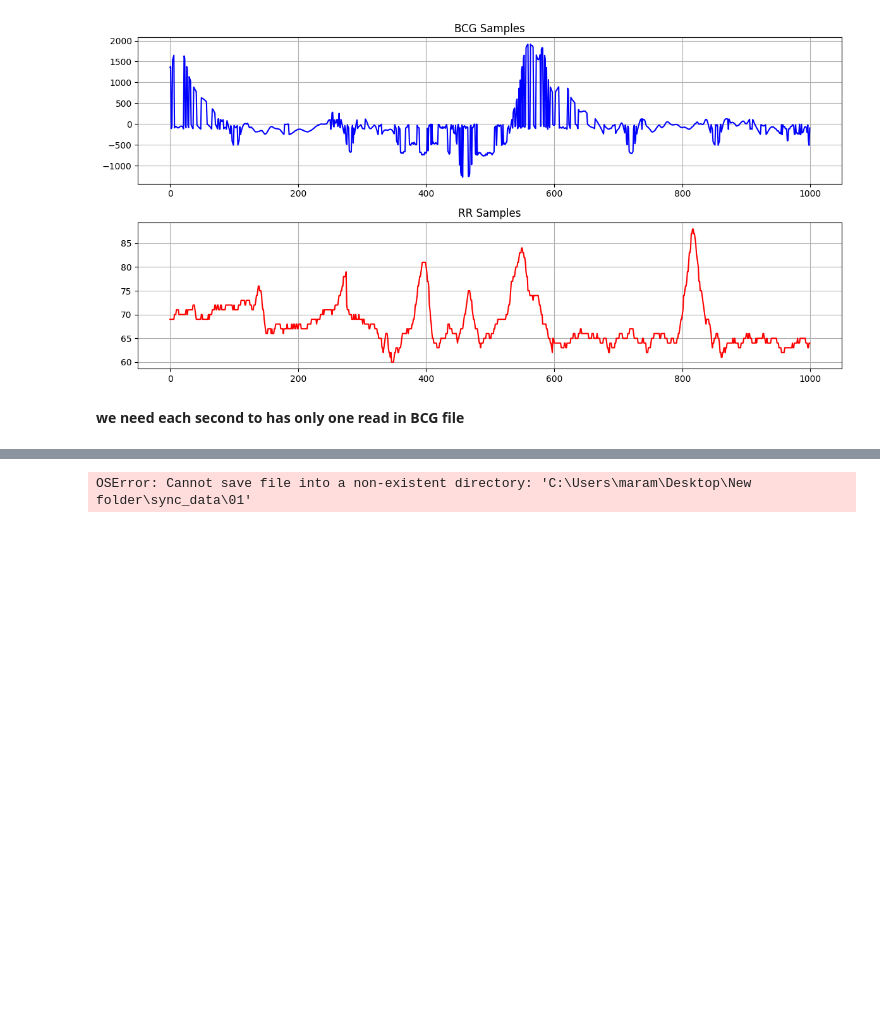
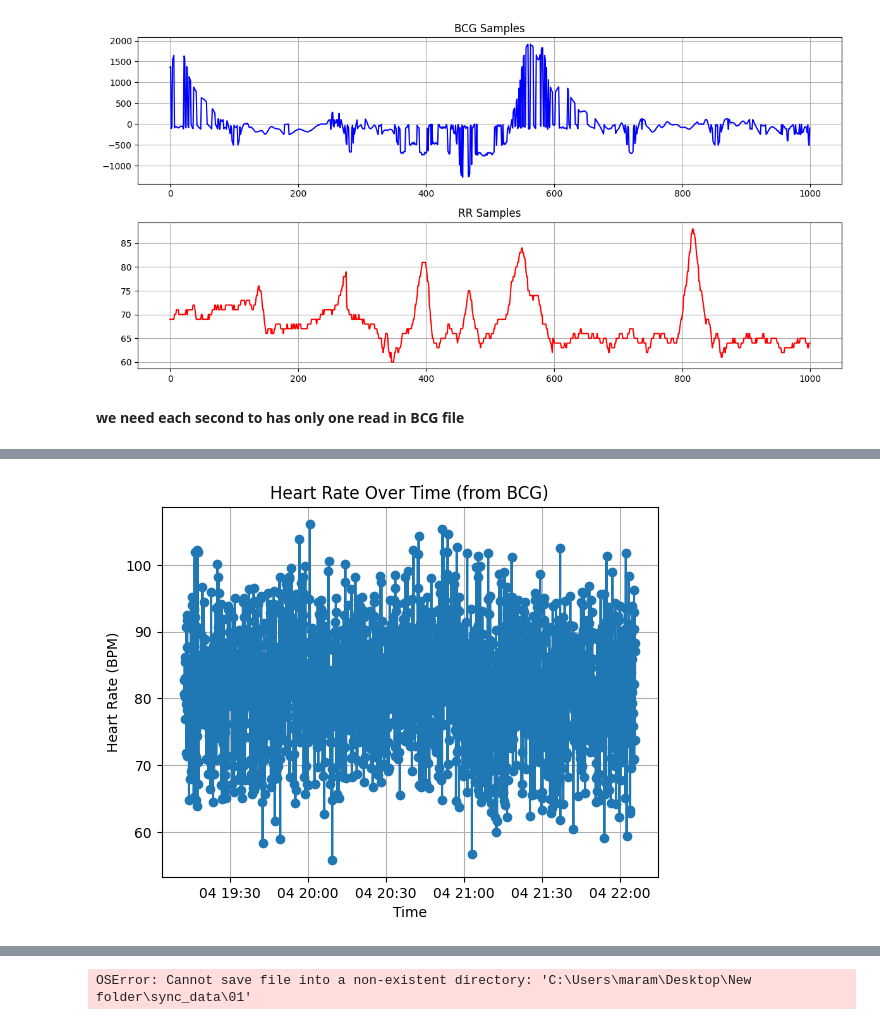
Before and after one commit to omarelbehairy/BCG_heart_analysis, a Jupyter notebook: main_py.ipynb, the cells around one changed output, grey strips where cells are left out. Drawn from its saved outputs; the diff is of its cells as text; code cells hidden in the pictures; blank space fills up the shorter version.

```diff
--- a/main_py.ipynb
+++ b/main_py.ipynb
@@ -193,0 +271,60 @@ plt.show()
+# %%
+def detect_j_peaks(signal, fs):
+    # Basic peak detection — you might need to tune `distance` and `prominence`
+    peaks, _ = find_peaks(signal, distance=fs*0.5, prominence=0.3)  # Minimum 0.5s apart (~120 BPM max)
+    return peaks
+
+def calculate_hr_from_peaks(peaks, fs):
+    if len(peaks) < 2:
+        return None  # Not enough peaks to calculate RR
+    rr_intervals = np.diff(peaks) / fs  # Convert sample difference to seconds
+    mean_rr = np.mean(rr_intervals)
+    hr = 60 / mean_rr
+    return hr
+
+def process_bcg_windows(data_stream, utc_time, fs, window_duration_sec):
+    window_size = int(window_duration_sec * fs)
+    total_samples = len(data_stream)
+    hr_list = []
+    time_list = []
+
+    for start in range(0, total_samples - window_size, window_size):
+        end = start + window_size
+        window_signal = data_stream[start:end]
+        window_time = utc_time[start:end]
+
+        # Band-pass filtering
+        filtered_signal = band_pass_filtering(window_signal, fs, filter_type="bcg")
+
+        # Detect J-peaks
+        peaks = detect_j_peaks(filtered_signal, fs)
+
+        # Calculate HR
+        hr = calculate_hr_from_peaks(peaks, fs)
+        if hr:
+            hr_list.append(hr)
+            time_list.append(window_time[0])  # use the start time of the window
+
+    return time_list, hr_list
+
+# ---- Load and preprocess data ----
+bcg_data = r"F:\Gam3a\Data Analytics\Final project\final_project\code\sync_data\BCG_sync.csv"
+rawData = pd.read_csv(bcg_data, sep=",", header=None, skiprows=1).values
+data_stream = rawData[:, 0]
+utc_time = pd.to_datetime(rawData[:, 1])
+
+fs = 140
+window_duration = 5  # seconds
+
+# ---- Process BCG data and get HR per window ----
+time_list, hr_list = process_bcg_windows(data_stream, utc_time, fs, window_duration)
+
+# ---- Plot Heart Rate over time ----
+plt.plot(time_list, hr_list, marker='o')
+plt.title("Heart Rate Over Time (from BCG)")
+plt.xlabel("Time")
+plt.ylabel("Heart Rate (BPM)")
+plt.grid(True)
+plt.show()
+# %% [output]
+[figure, added]
```
Also changed, not shown: parts of 7 cells of this notebook, 3 other files.
